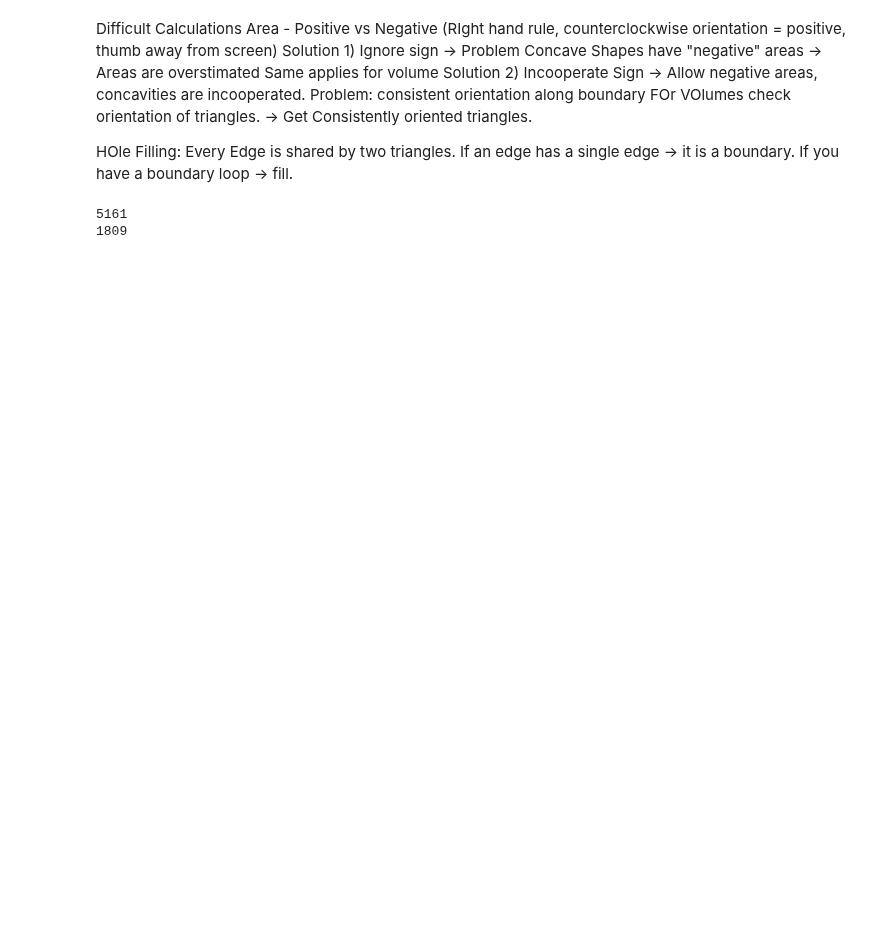
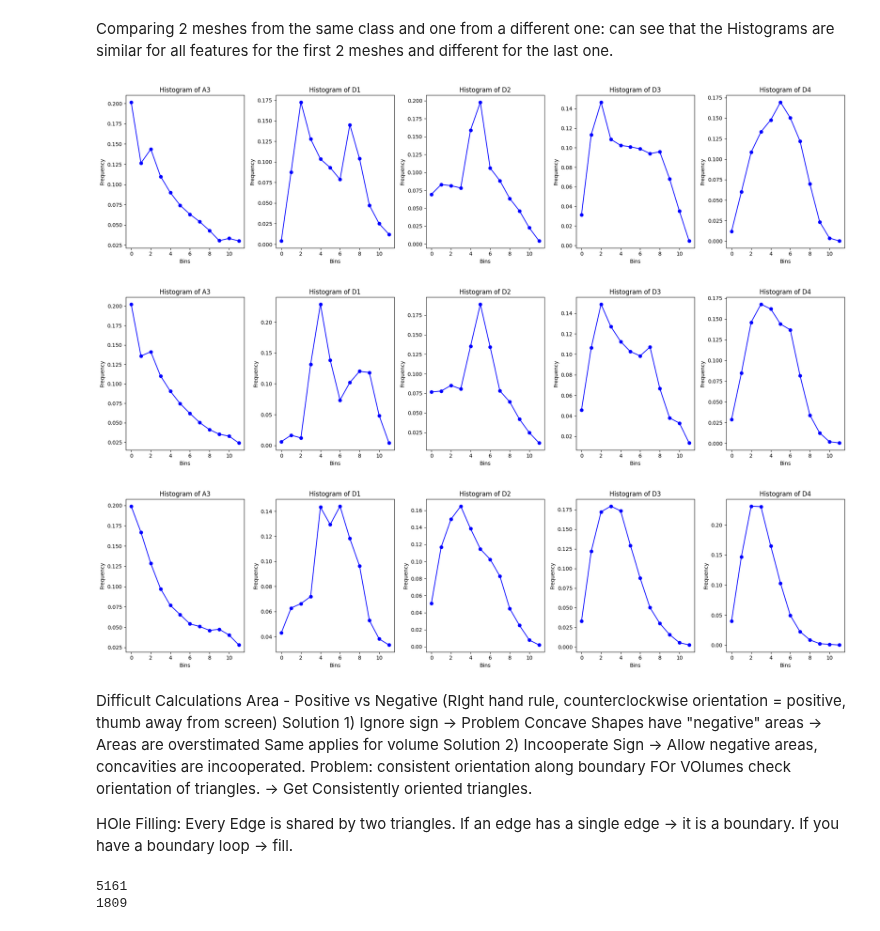
Before and after one commit to maria-raluca-st/INFOMR-final-project, a Jupyter notebook: mmdbs/feature_extract_copy.ipynb, the cells around one changed output. Cells and saved outputs as stored; diff of their text form; code cells hidden in the pictures; blank space fills up the shorter version.

```diff
--- a/mmdbs/feature_extract_copy.ipynb
+++ b/mmdbs/feature_extract_copy.ipynb
@@ -10,6 +10,11 @@ sphereMesh = normalize_shape(Sphere(r=1, res=24, quads=False, c='red', alpha=1.0
 train = normalize_shape(Mesh("../shapes/Train/D01014.obj"))
 head = normalize_shape(Mesh("../shapes/HumanHead/D00131.obj"))
 insect = normalize_shape(Mesh("../shapes/Insect/D00117.obj"))
+
+door1 = normalize_shape(Mesh("../shapes/Door/D01177.obj"))
+door2 = normalize_shape(Mesh("../shapes/Door/D01141.obj"))
+humanoid = normalize_shape(Mesh("../shapes/Humanoid/m155.obj"))
+bycicle = normalize_shape(Mesh("../shapes/Bicycle/D00567.obj"))
 # %%
 def extract_features(mesh:Mesh):
     cvx = ConvexHull(mesh.vertices)
@@ -222,3 +232,19 @@ Sphere: {'area': 3.129927031288924, 'volume': 0.5197064952684004, 'rectangularit
+# %% [markdown]
+Comparing 2 meshes from the same class and one from a different one: can see that the Histograms are similar for all features for the first 2 meshes and different for the last one.
+# %%
+door1_features = extract_features(door1)
+door2_features = extract_features(door2)
+insect_features = extract_features(insect)
+humanoid_features = extract_features(humanoid)
+bycicle_features = extract_features(bycicle)
+
+plot_hist(door1_features['distributions'])
+plot_hist(door2_features['distributions'])
+plot_hist(bycicle_features['distributions'])
+# %% [output]
+[figure, added]
+[figure, added]
+[figure, added]
 # %% [markdown]
 Difficult Calculations
 Area - Positive vs Negative (RIght hand rule, counterclockwise orientation = positive, thumb away from screen)
```
Also changed, not shown: parts of 1 cell of this notebook.
